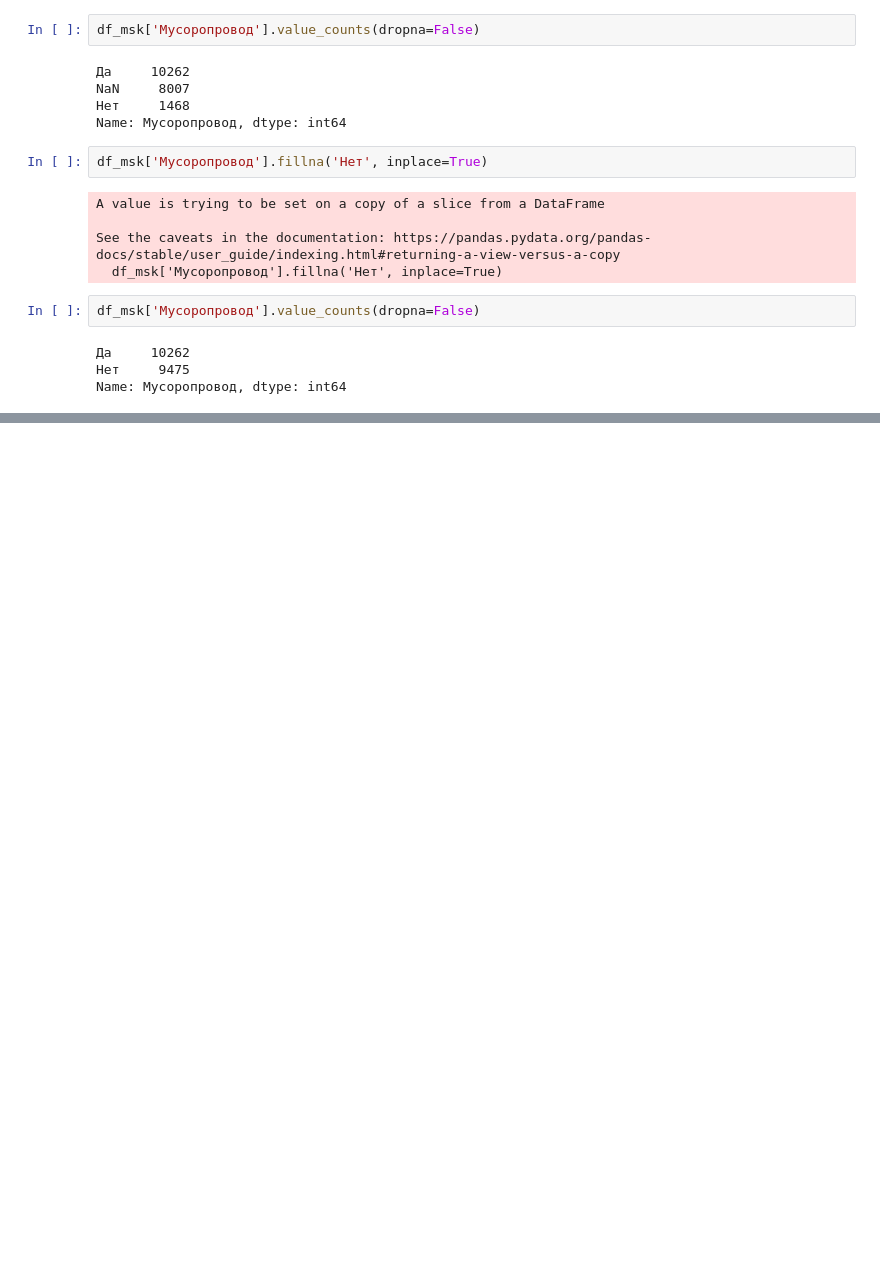
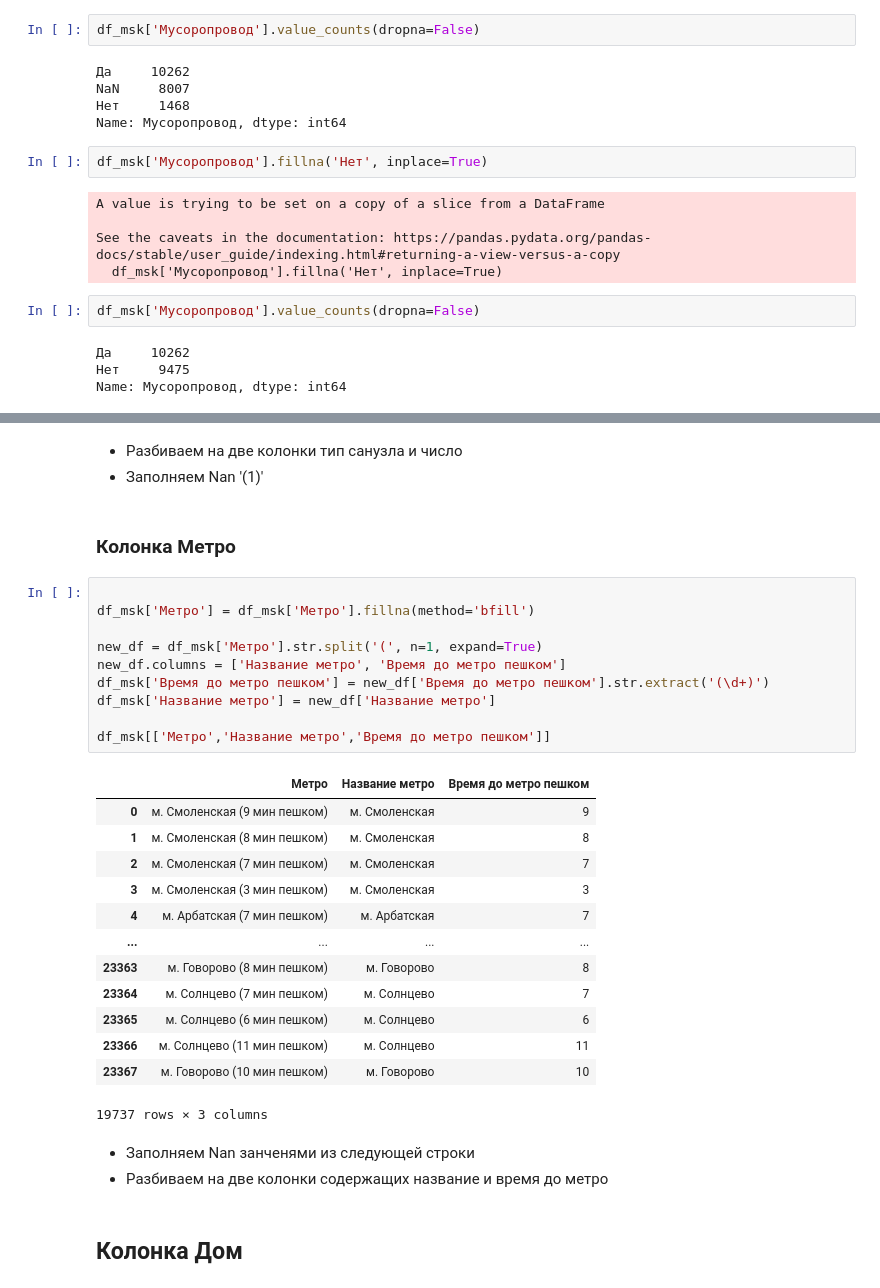
Before and after one commit to sunny-annie/Streamlit_rent_real_estate, a Jupyter notebook: preprocessing.ipynb, the cells around one changed output, grey strips where cells are left out. Saved outputs shown, nothing was run; the diff lists cells and outputs as text; blank space fills up the shorter version.

```diff
--- a/preprocessing.ipynb
+++ b/preprocessing.ipynb
@@ -416,0 +551,34 @@ Name: Мусоропровод, dtype: int64
+# %% [markdown]
+* Разбиваем на две колонки тип санузла и число
+* Заполняем Nan '(1)'
+# %% [markdown]
+### Колонка Метро
+# %%
+
+df_msk['Метро'] = df_msk['Метро'].fillna(method='bfill')
+
+new_df = df_msk['Метро'].str.split('(', n=1, expand=True)
+new_df.columns = ['Название метро', 'Время до метро пешком']
+df_msk['Время до метро пешком'] = new_df['Время до метро пешком'].str.extract('(\d+)')
+df_msk['Название метро'] = new_df['Название метро']
+
+df_msk[['Метро','Название метро','Время до метро пешком']]
+# %% [output]
+|  | Метро | Название метро | Время до метро пешком |
+| 0 | м. Смоленская (9 мин пешком) | м. Смоленская | 9 |
+| 1 | м. Смоленская (8 мин пешком) | м. Смоленская | 8 |
+| 2 | м. Смоленская (7 мин пешком) | м. Смоленская | 7 |
+| 3 | м. Смоленская (3 мин пешком) | м. Смоленская | 3 |
+| 4 | м. Арбатская (7 мин пешком) | м. Арбатская | 7 |
+| ... | ... | ... | ... |
+| 23363 | м. Говорово (8 мин пешком) | м. Говорово | 8 |
+| 23364 | м. Солнцево (7 мин пешком) | м. Солнцево | 7 |
+| 23365 | м. Солнцево (6 мин пешком) | м. Солнцево | 6 |
+| 23366 | м. Солнцево (11 мин пешком) | м. Солнцево | 11 |
+| 23367 | м. Говорово (10 мин пешком) | м. Говорово | 10 |
+19737 rows × 3 columns
+# %% [markdown]
+* Заполняем Nan занченями из следующей строки
+* Разбиваем на две колонки содержащих название и время до метро
+# %% [markdown]
+## Колонка Дом
```
Also changed, not shown: parts of 15 cells of this notebook.
